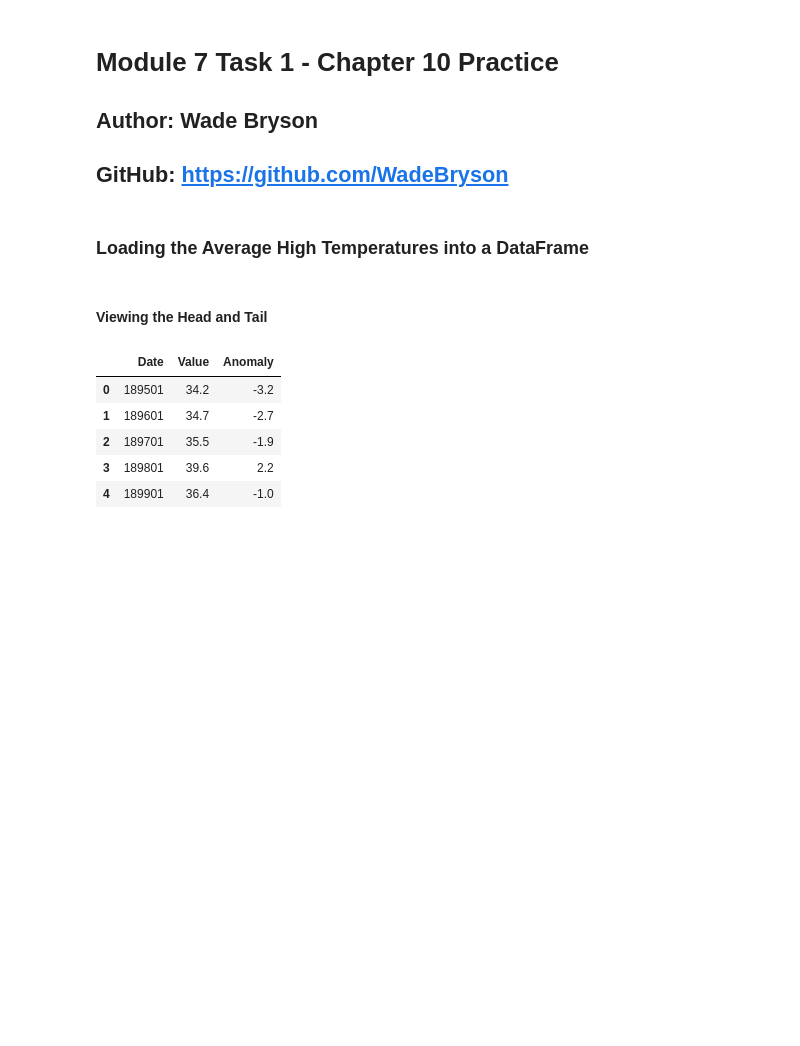
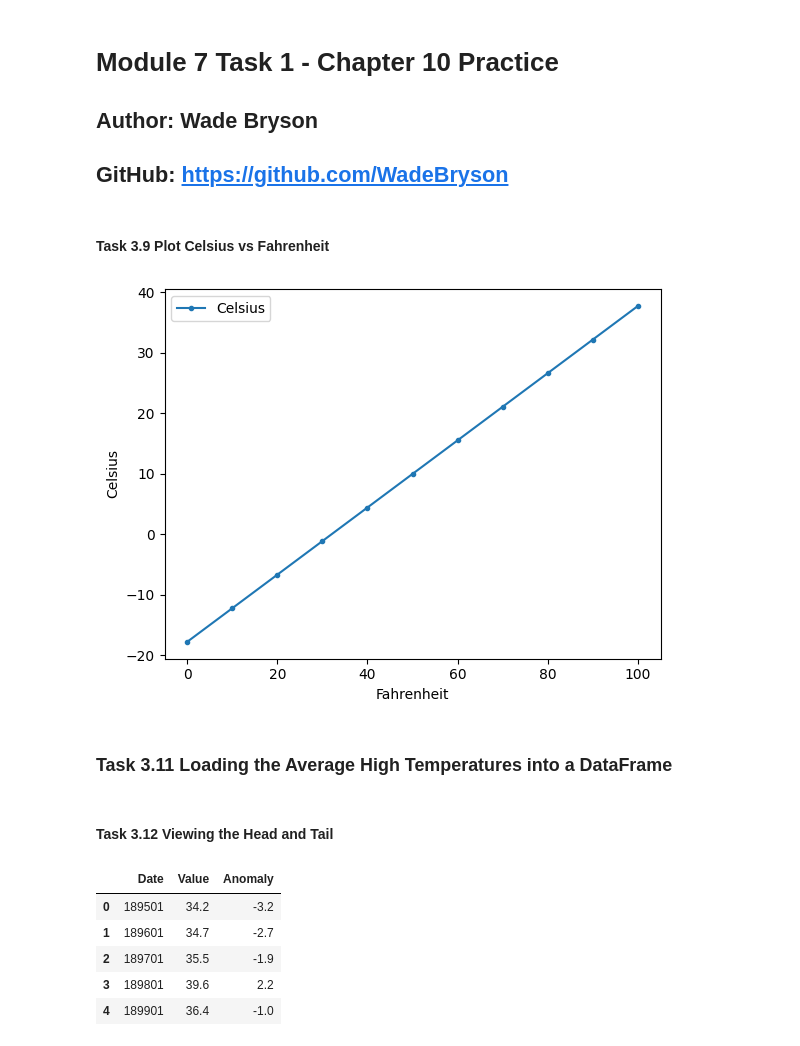
Before and after one commit to WadeBryson/datafun-07-ml-predictive, a Jupyter notebook: WadeBryson_Chapter10.ipynb, the cells around one changed output. Cells and saved outputs as stored; diff of their text form; code cells hidden in the pictures; blank space fills up the shorter version.

```diff
--- a/WadeBryson_Chapter10.ipynb
+++ b/WadeBryson_Chapter10.ipynb
@@ -2,13 +2,25 @@
 # **Module 7 Task 1 - Chapter 10 Practice**
 ## **Author: Wade Bryson**
 ## **GitHub: https://github.com/WadeBryson**
+# %% [markdown]
+#### Task 3.9 Plot Celsius vs Fahrenheit
+# %%
+c = lambda f: 5/9 * (f-32)
+temps = [(f, c(f)) for f in range(0, 101, 10)]
+# %%
+import pandas as pd
+temps_df = pd.DataFrame(temps, columns=['Fahrenheit', 'Celsius'])
+axes = temps_df.plot(x='Fahrenheit', y='Celsius', style='.-')
+y_label = axes.set_ylabel('Celsius')
+# %% [output]
+[figure, added]
 # %% [markdown]
-### Loading the Average High Temperatures into a DataFrame
+### Task 3.11 Loading the Average High Temperatures into a DataFrame
 # %%
 import pandas as pd
 nyc = pd.read_csv('ave_hi_nyc_jan_1895-2018.csv')
 # %% [markdown]
-#### Viewing the Head and Tail
+#### Task 3.12 Viewing the Head and Tail
 # %%
 nyc.head()
 # %% [output]
```
Also changed, not shown: parts of 10 cells of this notebook.
